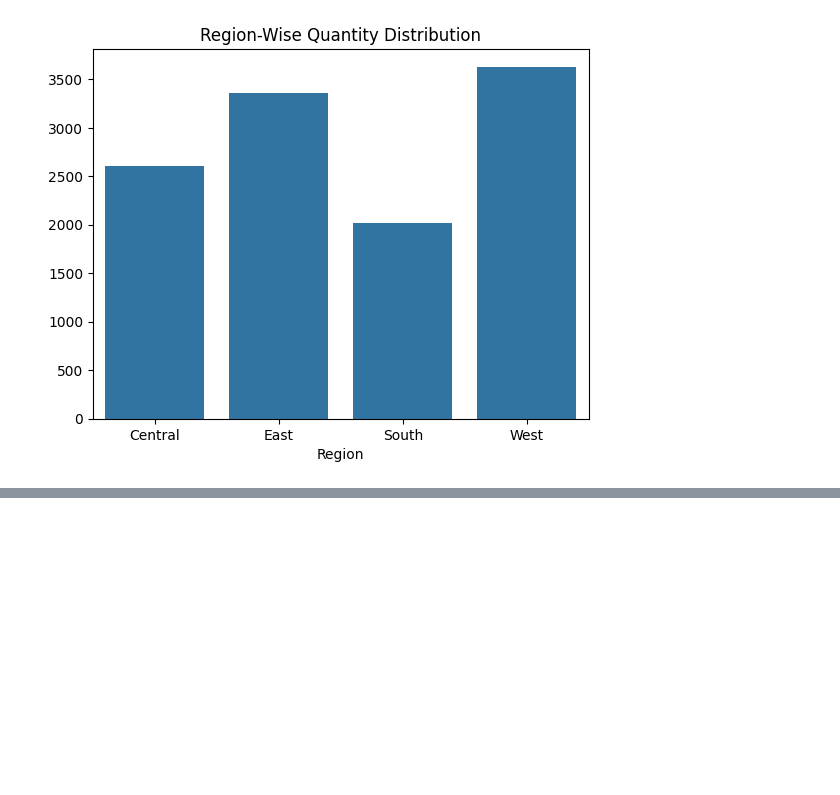
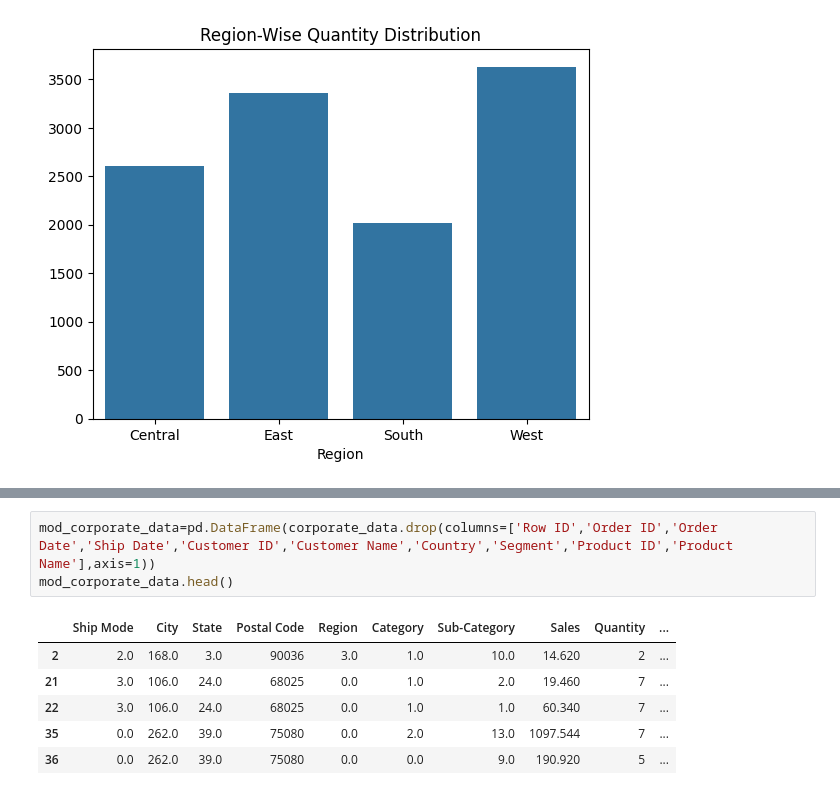
Before and after one commit to ankitg-02/sales_analysis, a Jupyter notebook: Corporate.ipynb, the cells around one changed output, grey strips where cells are left out. Drawn from its saved outputs; the diff is of its cells as text; blank space fills up the shorter version.

```diff
--- a/Corporate.ipynb
+++ b/Corporate.ipynb
@@ -217,0 +262,10 @@ plt.show()
+# %%
+mod_corporate_data=pd.DataFrame(corporate_data.drop(columns=['Row ID','Order ID','Order Date','Ship Date','Customer ID','Customer Name','Country','Segment','Product ID','Product Name'],axis=1))
+mod_corporate_data.head()
+# %% [output]
+|  | Ship Mode | City | State | Postal Code | Region | Category | Sub-Category | Sales | Quantity | ... |
+| 2 | 2.0 | 168.0 | 3.0 | 90036 | 3.0 | 1.0 | 10.0 | 14.620 | 2 | ... |
+| 21 | 3.0 | 106.0 | 24.0 | 68025 | 0.0 | 1.0 | 2.0 | 19.460 | 7 | ... |
+| 22 | 3.0 | 106.0 | 24.0 | 68025 | 0.0 | 1.0 | 1.0 | 60.340 | 7 | ... |
+| 35 | 0.0 | 262.0 | 39.0 | 75080 | 0.0 | 2.0 | 13.0 | 1097.544 | 7 | ... |
+| 36 | 0.0 | 262.0 | 39.0 | 75080 | 0.0 | 0.0 | 9.0 | 190.920 | 5 | ... |
```
Also changed, not shown: parts of 5 cells of this notebook.
